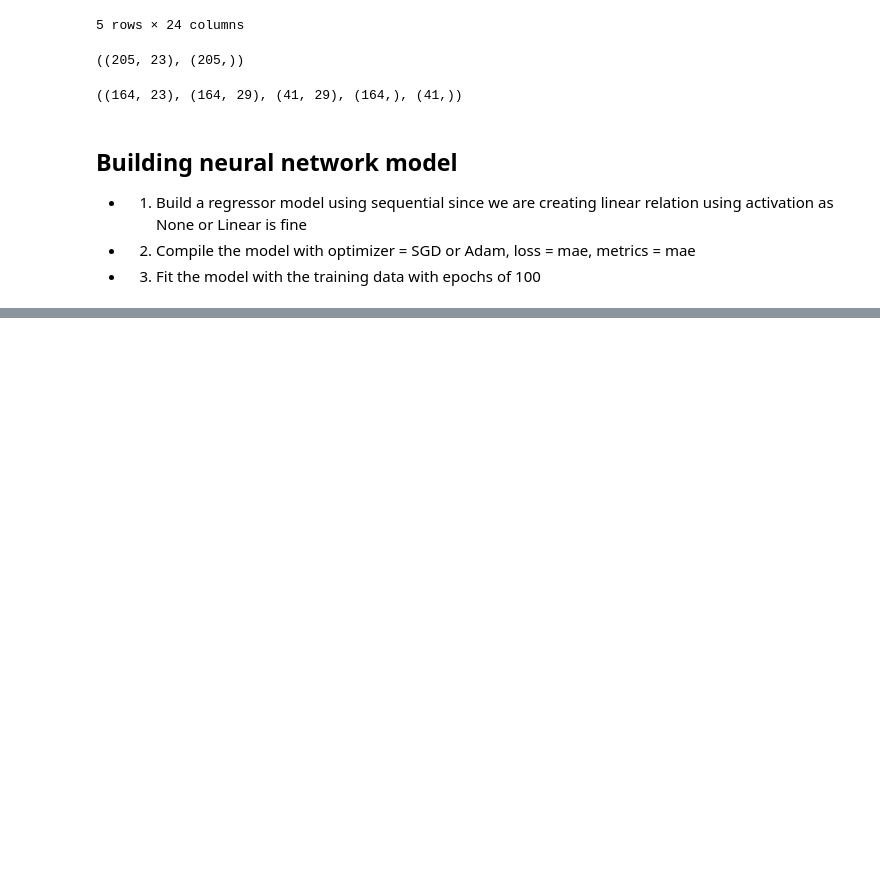
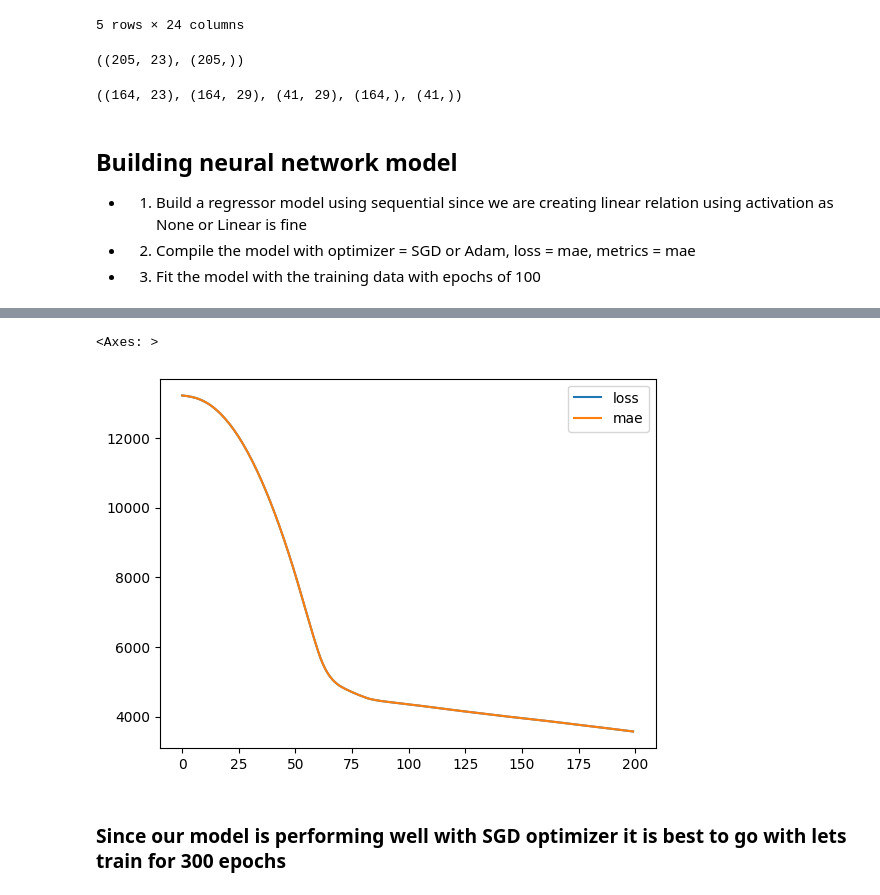
Before and after one commit to bvkiran8058/Deep-Learning, a Jupyter notebook: Linear Regression.ipynb, the cells around one changed output, grey strips where cells are left out. Cells and saved outputs as stored; diff of their text form; code cells hidden in the pictures; blank space fills up the shorter version.

```diff
--- a/Linear Regression.ipynb
+++ b/Linear Regression.ipynb
@@ -198,0 +265,18 @@ Invalid input shape for input Tensor("data:0", shape=(None, 29), dtype=float32).
+# %%
+tf.random.set_seed(42)
+
+## 1. Build a model
+model3 = tf.keras.Sequential([
+    tf.keras.Input(shape=(29, )),
+    tf.keras.layers.Dense(10, activation= 'linear'),
+    tf.keras.layers.Dense(1, activation= 'linear')
+])
+
+## 2. Compile the model
+model3.compile(optimizer = tf.keras.optimizers.Adam(learning_rate=0.01),
+            loss = tf.keras.losses.mae,
+            metrics = ['mae']
+        )
+
+## 3. Fit the model
+model3_history = model3.fit(X_train_min_scaled, y_train, epochs = 200)
@@ -198,0 +301,7 @@ Invalid input shape for input Tensor("data:0", shape=(None, 29), dtype=float32).
+# %%
+pd.DataFrame(model3_history.history).plot()
+# %% [output]
+<Axes: >
+[figure, added]
+# %% [markdown]
+### Since our model is performing well with SGD optimizer it is best to go with lets train for 300 epochs
```
Also changed, not shown: parts of 19 cells of this notebook.
